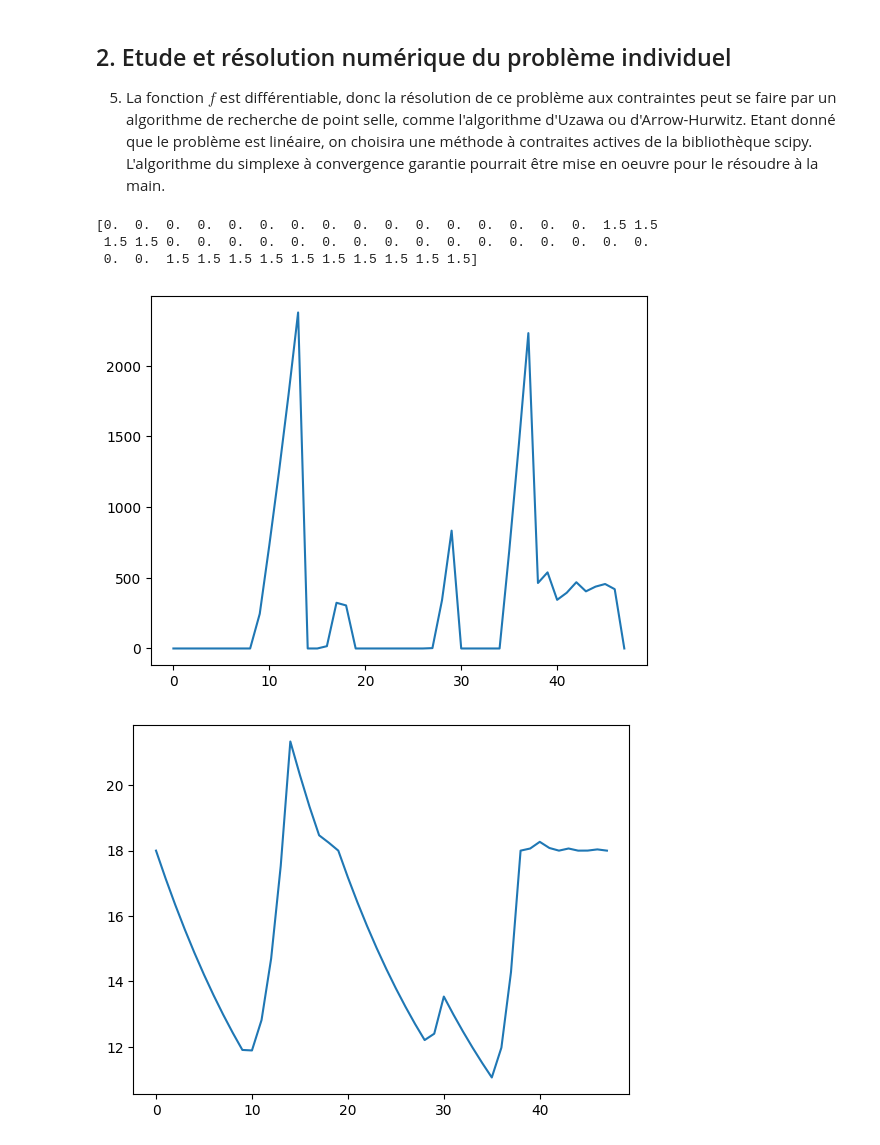
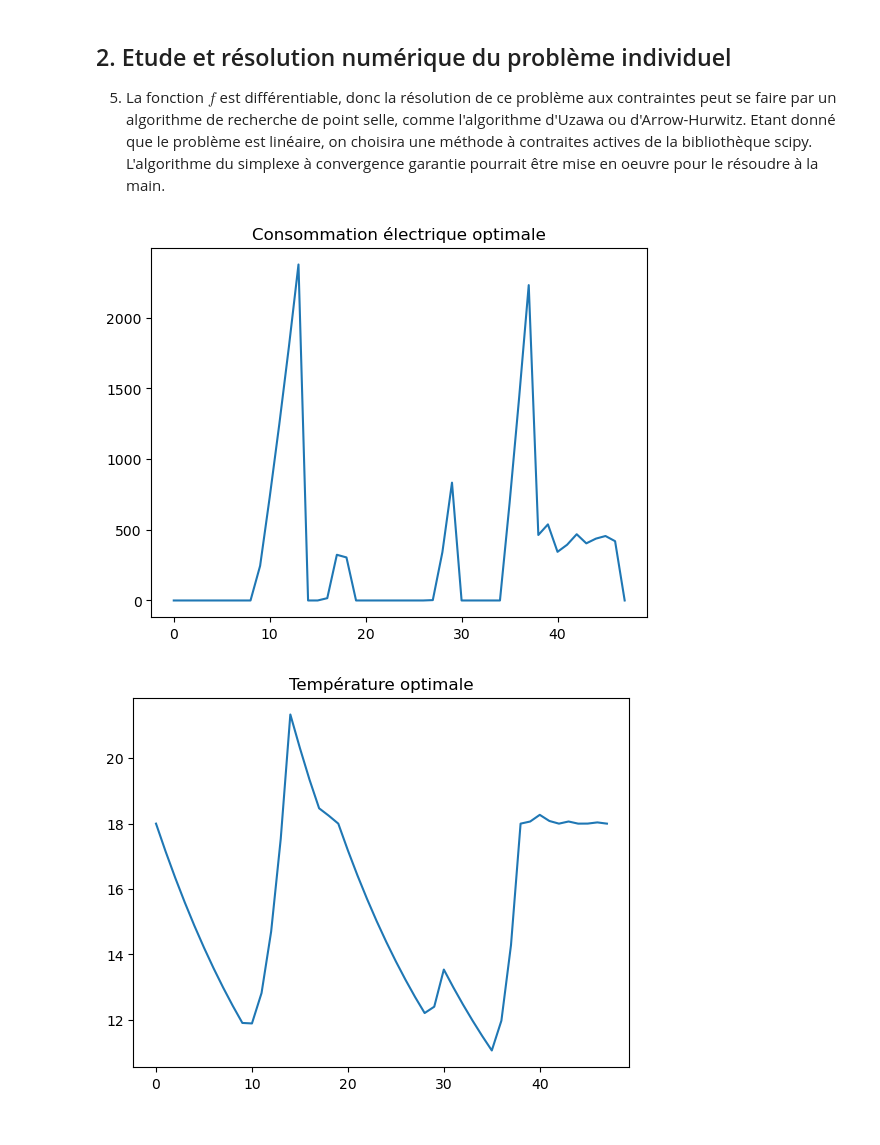
Before and after one commit to donatiendelachesnais/Projet_gr1, a Jupyter notebook: Projet_optim.ipynb, the cells around one changed output. Drawn from its saved outputs; the diff is of its cells as text; code cells hidden in the pictures.

```diff
--- a/Projet_optim.ipynb
+++ b/Projet_optim.ipynb
@@ -95,40 +95,39 @@ def C3(P):
 def C4(P):
     return (TM-Temp(P))*presence
 
 ##Fonction objectif
 def f(P):
     sum=0
     for i in range(0, 48):
         sum+=ci[i]*P[i]
     return sum
 
 ##Conditions initiales
 P0 = np.array([0]*48)
 
 ##Contraintes
 constraints = [{'type': 'ineq', 'fun': C1},
                {'type': 'ineq', 'fun': C2},
                {'type': 'ineq', 'fun': C3},
                {'type': 'ineq', 'fun': C4}]
 
 ##Résolution
 from scipy.optimize import minimize
 res = minimize(f, P0, constraints=constraints)
 
 import matplotlib.pyplot as plt
 plt.figure(1)
-plt.plot( res.x)
+plt.plot(res.x)
+plt.title('Consommation électrique optimale')
 plt.show()
 
 plt.figure(2)
-plt.plot( Temp(res.x))
+plt.plot(Temp(res.x))
+plt.title('Température optimale')
 plt.show()
 # %% [output]
-[0.  0.  0.  0.  0.  0.  0.  0.  0.  0.  0.  0.  0.  0.  0.  0.  1.5 1.5
- 1.5 1.5 0.  0.  0.  0.  0.  0.  0.  0.  0.  0.  0.  0.  0.  0.  0.  0.
- 0.  0.  1.5 1.5 1.5 1.5 1.5 1.5 1.5 1.5 1.5 1.5]
-[figure, old version]
+[figure, new version]
-[figure, old version]
+[figure, new version]
 # %% [markdown]
 ## 3. Régulation collective
 
```
Also changed, not shown: parts of 4 cells of this notebook.
